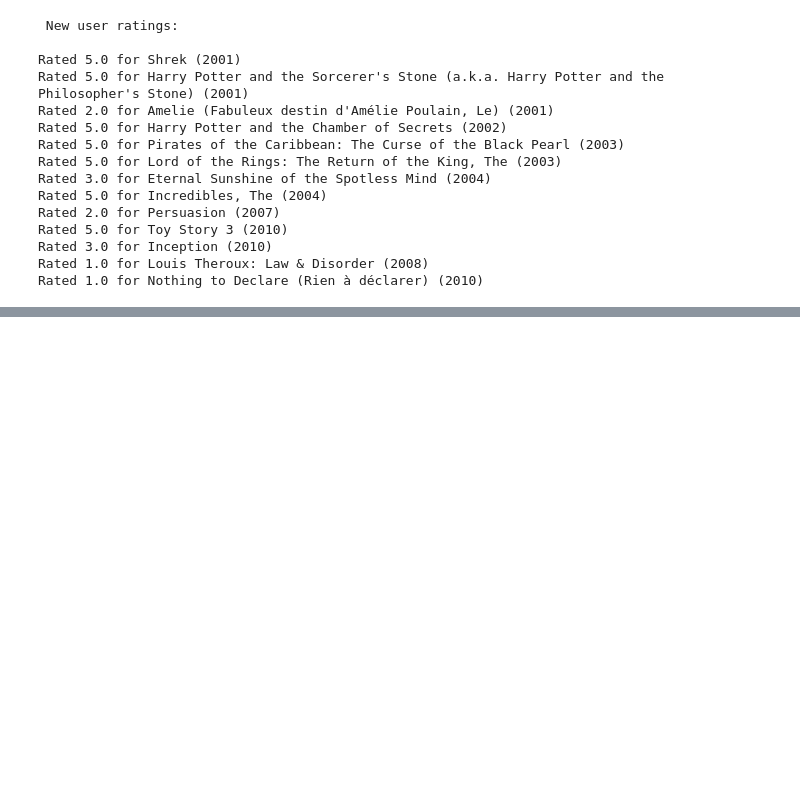
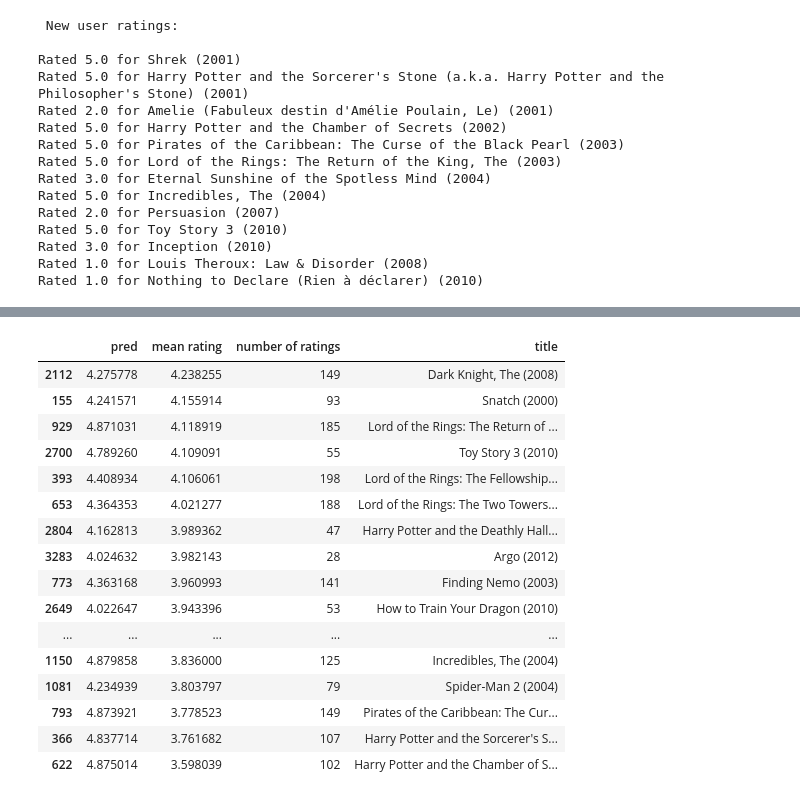
Before and after one commit to harsh194/machine_learning, a Jupyter notebook: Collaborative_Filtering.ipynb, the cells around one changed output, grey strips where cells are left out. Drawn from its saved outputs; the diff is of its cells as text; code cells hidden in the pictures; blank space fills up the shorter version.

```diff
--- a/Collaborative_Filtering.ipynb
+++ b/Collaborative_Filtering.ipynb
@@ -166,0 +171,16 @@ Training loss at iteration 100: 1979.4
+# %%
+p = np.matmul(X.numpy(), np.transpose(W.numpy())) + b.numpy()
+pm = p + Ymean
+
+my_predictions = pm[:,0]
+ix = tf.argsort(my_predictions, direction = 'DESCENDING')
+
+for i in range(17):
+    j = ix[i]
+    if j not in my_rated:
+        print(f"Predicting rating {my_predictions[j]:0.2f} for movie {movieList[j]}")
+
+print("\n\n Original vs Predicted ratings:\n")
+for i in range(len(my_ratings)):
+    if my_ratings[i] > 0:
+        print(f"Original {my_ratings[i]}, Predicted {my_predictions[i]:0.2f} for {movieList[i]}")
@@ -166,0 +205,23 @@ Training loss at iteration 100: 1979.4
+# %%
+filter=(movieList_df["number of ratings"] > 20)
+movieList_df["pred"] = my_predictions
+movieList_df = movieList_df.reindex(columns = ["pred", "mean rating", "number of ratings", "title"])
+movieList_df.loc[ix[:300]].loc[filter].sort_values("mean rating", ascending = False)
+# %% [output]
+|  | pred | mean rating | number of ratings | title |
+| 2112 | 4.275778 | 4.238255 | 149 | Dark Knight, The (2008) |
+| 155 | 4.241571 | 4.155914 | 93 | Snatch (2000) |
+| 929 | 4.871031 | 4.118919 | 185 | Lord of the Rings: The Return of ... |
+| 2700 | 4.789260 | 4.109091 | 55 | Toy Story 3 (2010) |
+| 393 | 4.408934 | 4.106061 | 198 | Lord of the Rings: The Fellowship... |
+| 653 | 4.364353 | 4.021277 | 188 | Lord of the Rings: The Two Towers... |
+| 2804 | 4.162813 | 3.989362 | 47 | Harry Potter and the Deathly Hall... |
+| 3283 | 4.024632 | 3.982143 | 28 | Argo (2012) |
+| 773 | 4.363168 | 3.960993 | 141 | Finding Nemo (2003) |
+| 2649 | 4.022647 | 3.943396 | 53 | How to Train Your Dragon (2010) |
+| ... | ... | ... | ... | ... |
+| 1150 | 4.879858 | 3.836000 | 125 | Incredibles, The (2004) |
+| 1081 | 4.234939 | 3.803797 | 79 | Spider-Man 2 (2004) |
+| 793 | 4.873921 | 3.778523 | 149 | Pirates of the Caribbean: The Cur... |
+| 366 | 4.837714 | 3.761682 | 107 | Harry Potter and the Sorcerer's S... |
+| 622 | 4.875014 | 3.598039 | 102 | Harry Potter and the Chamber of S... |
```
Also changed, not shown: parts of 3 cells of this notebook.
